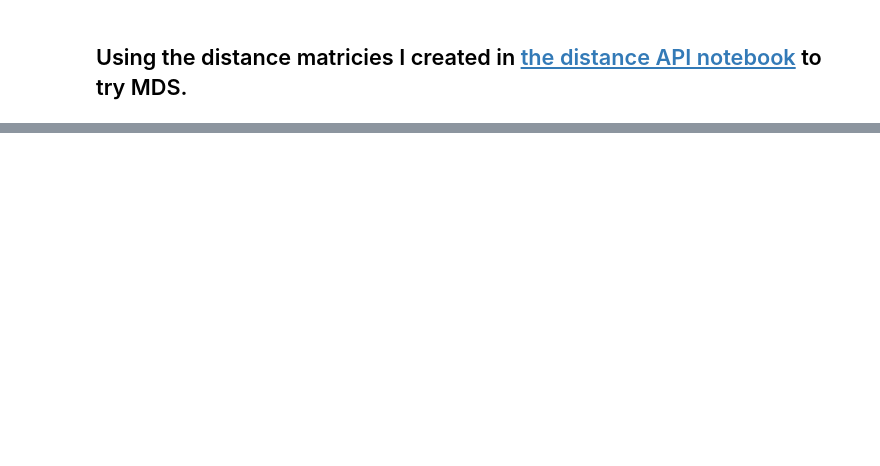
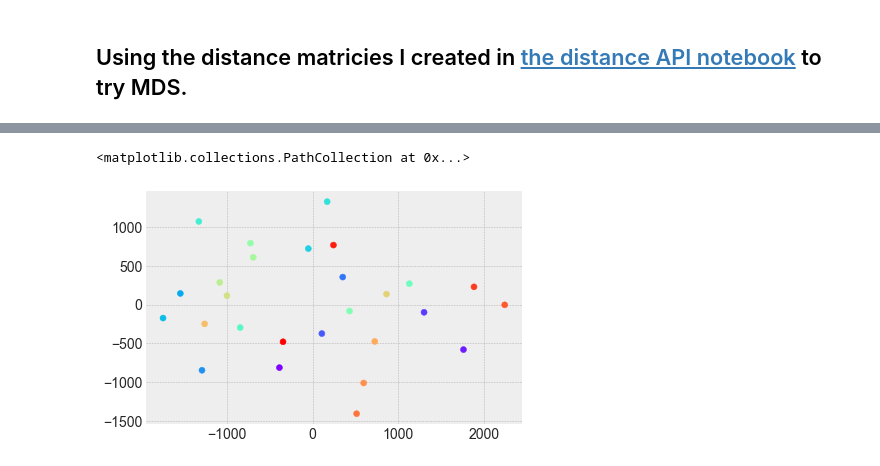
Before and after one commit to AustinJennings/Capstone, a Jupyter notebook: Notebooks/MDS_DistanceCartograms.ipynb, the cells around one changed output, grey strips where cells are left out. Saved outputs shown, nothing was run; the diff lists cells and outputs as text; code cells hidden in the pictures; blank space fills up the shorter version.

```diff
--- a/Notebooks/MDS_DistanceCartograms.ipynb
+++ b/Notebooks/MDS_DistanceCartograms.ipynb
@@ -46,0 +120,13 @@ ax3.set_xticklabels([])
+# %%
+#trying 2d embedding from http://scikit-learn.org/stable/auto_examples/manifold/plot_mds.html documentation
+mds2 = manifold.MDS(n_components=2, max_iter=3000, dissimilarity="precomputed", n_jobs=3)
+
+results = mds2.fit(ttm)
+coords = results.embedding_
+
+plt.scatter(coords[:, 0], coords[:, 1], c=colors, marker = 'o')
+
+#no idea what happened, but there are 27 dots.... Doesn't look like my axes were preserved.
+# %% [output]
+<matplotlib.collections.PathCollection at 0x...>
+[figure, added]
```
Also changed, not shown: parts of 8 cells of this notebook.
